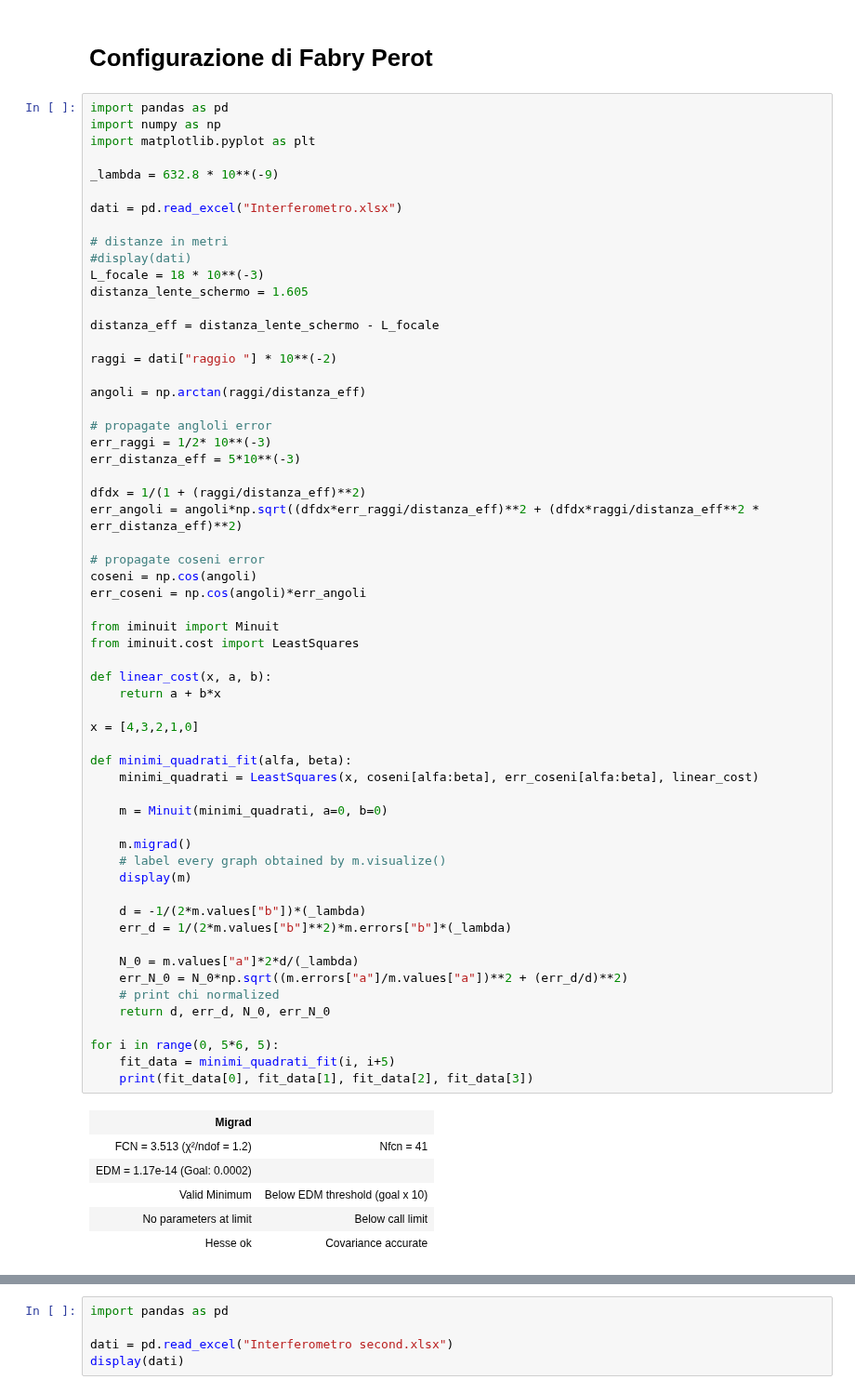
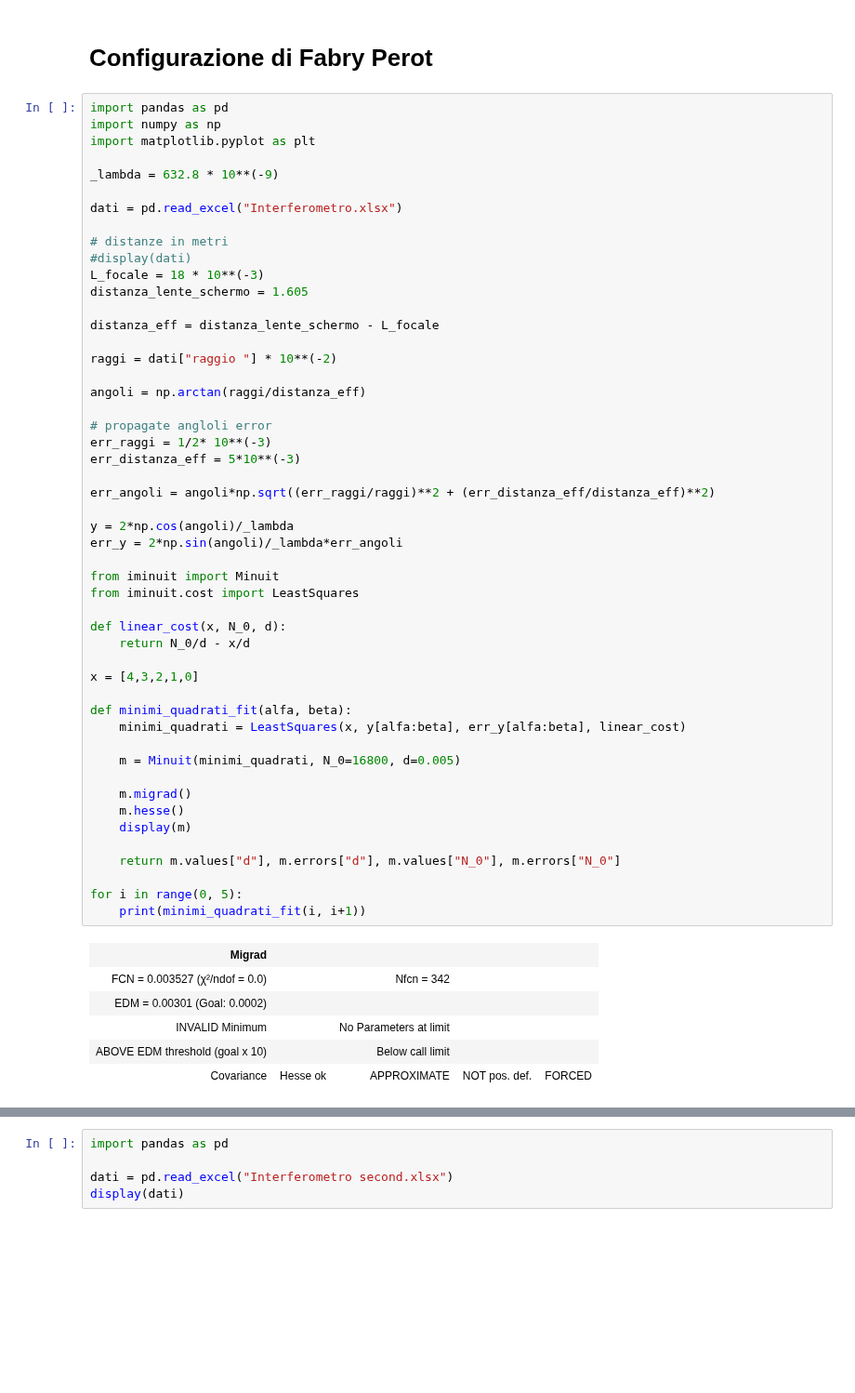
Before and after one commit to ARossiUnimib/Laboratorio-2---Gruppo-21-A.A.-2023-24, a Jupyter notebook: Notebooks/Interferometro.ipynb, the cells around one changed output, grey strips where cells are left out. Shown at 93% size. Drawn from its saved outputs; the diff is of its cells as text; blank space fills up the shorter version.

```diff
--- a/Notebooks/Interferometro.ipynb
+++ b/Notebooks/Interferometro.ipynb
@@ -13,57 +13,48 @@ dati = pd.read_excel("Interferometro.xlsx")
 #display(dati)
 L_focale = 18 * 10**(-3)
 distanza_lente_schermo = 1.605
 
 distanza_eff = distanza_lente_schermo - L_focale
 
 raggi = dati["raggio "] * 10**(-2)
 
 angoli = np.arctan(raggi/distanza_eff)
 
 # propagate angloli error
 err_raggi = 1/2* 10**(-3)
 err_distanza_eff = 5*10**(-3)
 
-dfdx = 1/(1 + (raggi/distanza_eff)**2)
-err_angoli = angoli*np.sqrt((dfdx*err_raggi/distanza_eff)**2 + (dfdx*raggi/distanza_eff**2 * err_distanza_eff)**2)
+err_angoli = angoli*np.sqrt((err_raggi/raggi)**2 + (err_distanza_eff/distanza_eff)**2)
 
-# propagate coseni error
-coseni = np.cos(angoli)
-err_coseni = np.cos(angoli)*err_angoli
+y = 2*np.cos(angoli)/_lambda
+err_y = 2*np.sin(angoli)/_lambda*err_angoli
 
 from iminuit import Minuit
 from iminuit.cost import LeastSquares
 
-def linear_cost(x, a, b):
-    return a + b*x
+def linear_cost(x, N_0, d):
+    return N_0/d - x/d
 
 x = [4,3,2,1,0]
 
 def minimi_quadrati_fit(alfa, beta):
-    minimi_quadrati = LeastSquares(x, coseni[alfa:beta], err_coseni[alfa:beta], linear_cost)
+    minimi_quadrati = LeastSquares(x, y[alfa:beta], err_y[alfa:beta], linear_cost)
 
-    m = Minuit(minimi_quadrati, a=0, b=0)
+    m = Minuit(minimi_quadrati, N_0=16800, d=0.005)
 
     m.migrad()
-    # label every graph obtained by m.visualize()
+    m.hesse()
     display(m)
 
-    d = -1/(2*m.values["b"])*(_lambda)
-    err_d = 1/(2*m.values["b"]**2)*m.errors["b"]*(_lambda)
+    return m.values["d"], m.errors["d"], m.values["N_0"], m.errors["N_0"]
 
-    N_0 = m.values["a"]*2*d/(_lambda)
-    err_N_0 = N_0*np.sqrt((m.errors["a"]/m.values["a"])**2 + (err_d/d)**2)
-    # print chi normalized
-    return d, err_d, N_0, err_N_0
-
-for i in range(0, 5*6, 5):
-    fit_data = minimi_quadrati_fit(i, i+5)
-    print(fit_data[0], fit_data[1], fit_data[2], fit_data[3])
+for i in range(0, 5):
+    print(minimi_quadrati_fit(i, i+1))
 # %% [output]
-| Migrad |  |
-| FCN = 3.513 (χ²/ndof = 1.2) | Nfcn = 41 |
-| EDM = 1.17e-14 (Goal: 0.0002) |  |
-| Valid Minimum | Below EDM threshold (goal x 10) |
-| No parameters at limit | Below call limit |
-| Hesse ok | Covariance accurate |
+| Migrad |  |  |  |  |
+| FCN = 0.003527 (χ²/ndof = 0.0) |  | Nfcn = 342 |  |  |
+| EDM = 0.00301 (Goal: 0.0002) |  |  |  |  |
+| INVALID Minimum |  | No Parameters at limit |  |  |
+| ABOVE EDM threshold (goal x 10) |  | Below call limit |  |  |
+| Covariance | Hesse ok | APPROXIMATE | NOT pos. def. | FORCED |
 |  | Name | Value | Hesse Error | Minos Error- | Minos Error+ | Limit- | Limit+ | Fixed |
```
Also changed, not shown: parts of 4 cells of this notebook.
